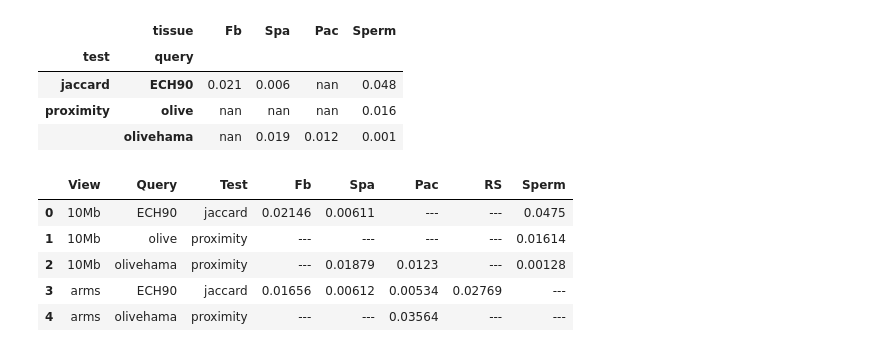
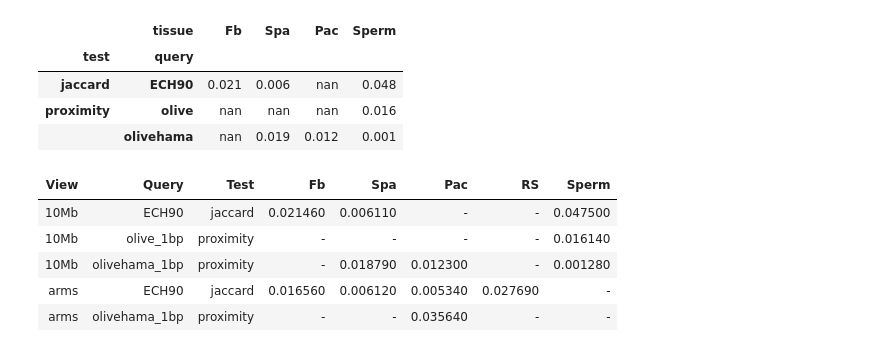
Before and after one commit to munch-group/hic-spermatogenesis, a Jupyter notebook: notebooks/07_various_plotting.ipynb, the cells around one changed output. Cells and saved outputs as stored; diff of their text form; code cells hidden in the pictures.

```diff
--- a/notebooks/07_various_plotting.ipynb
+++ b/notebooks/07_various_plotting.ipynb
@@ -998,33 +1001,32 @@ display(t1,t2)
 |  | olivehama | nan | 0.019 | 0.012 | 0.001 |
 # %%
 #| label: tbl-svedig-tabel-significant
-#| tbl-cap: "Significant p-values across tissue types. All insignificant p-values are filtered out. *Fb: Fibroblast, Spa: Spermatogonia, Pac: Pachytene Spermatocyte, RS: Round Spermatid, Sperm: Sperm*"
+#| tbl-cap: "Test results from proximity and Jaccard, comparing ECH (full regions) or baboon 1bp limits with compartment 1bp limits from all cell types. Significant p-values across tissue types. All insignificant p-values are filtered out. *Fb: Fibroblast, Spa: Spermatogonia, Pac: Pachytene Spermatocyte, RS: Round Spermatid, Sperm: Sperm*"
 
 
 
 tissue_order = ['fibroblast', 'spermatogonia', 'pachytene_spermatocyte', 'round_spermatid', 'sperm']
 tissue_sname = ['Fb', 'Spa', 'Pac', 'RS', 'Sperm']
 
 
 
 df = (all_tests
-      .map(lambda x: x.replace('_edge_1bp', '') if isinstance(x, str) else x)
+      .map(lambda x: x.replace('_edge_1bp', '_1bp') if isinstance(x, str) else x)
       .assign(log10p=np.log10(all_tests.p))
       .loc[(all_tests.p < 0.05)]
       .pivot(index=['pc_scale', 'query', 'test' ], columns=["tissue"], values="p").
       filter(tissue_order)
 )
 
 df = df.rename(columns = {x:tissue_sname[i] for i,x in enumerate(df.columns.tolist())})
 df.columns.name = None
-df = df.reset_index().fillna('---')
+df = df.reset_index().fillna('-')
 df = df.rename(columns={'pc_scale': 'View', 'query': 'Query', 'test': 'Test'})
 df.style.hide(axis='index')
-df
 # %% [output]
-|  | View | Query | Test | Fb | Spa | Pac | RS | Sperm |
-| 0 | 10Mb | ECH90 | jaccard | 0.02146 | 0.00611 | --- | --- | 0.0475 |
-| 1 | 10Mb | olive | proximity | --- | --- | --- | --- | 0.01614 |
-| 2 | 10Mb | olivehama | proximity | --- | 0.01879 | 0.0123 | --- | 0.00128 |
-| 3 | arms | ECH90 | jaccard | 0.01656 | 0.00612 | 0.00534 | 0.02769 | --- |
-| 4 | arms | olivehama | proximity | --- | --- | 0.03564 | --- | --- |
+| View | Query | Test | Fb | Spa | Pac | RS | Sperm |
+| 10Mb | ECH90 | jaccard | 0.021460 | 0.006110 | - | - | 0.047500 |
+| 10Mb | olive_1bp | proximity | - | - | - | - | 0.016140 |
+| 10Mb | olivehama_1bp | proximity | - | 0.018790 | 0.012300 | - | 0.001280 |
+| arms | ECH90 | jaccard | 0.016560 | 0.006120 | 0.005340 | 0.027690 | - |
+| arms | olivehama_1bp | proximity | - | - | 0.035640 | - | - |
```
Also changed, not shown: parts of 4 cells of this notebook, 3 other files.
